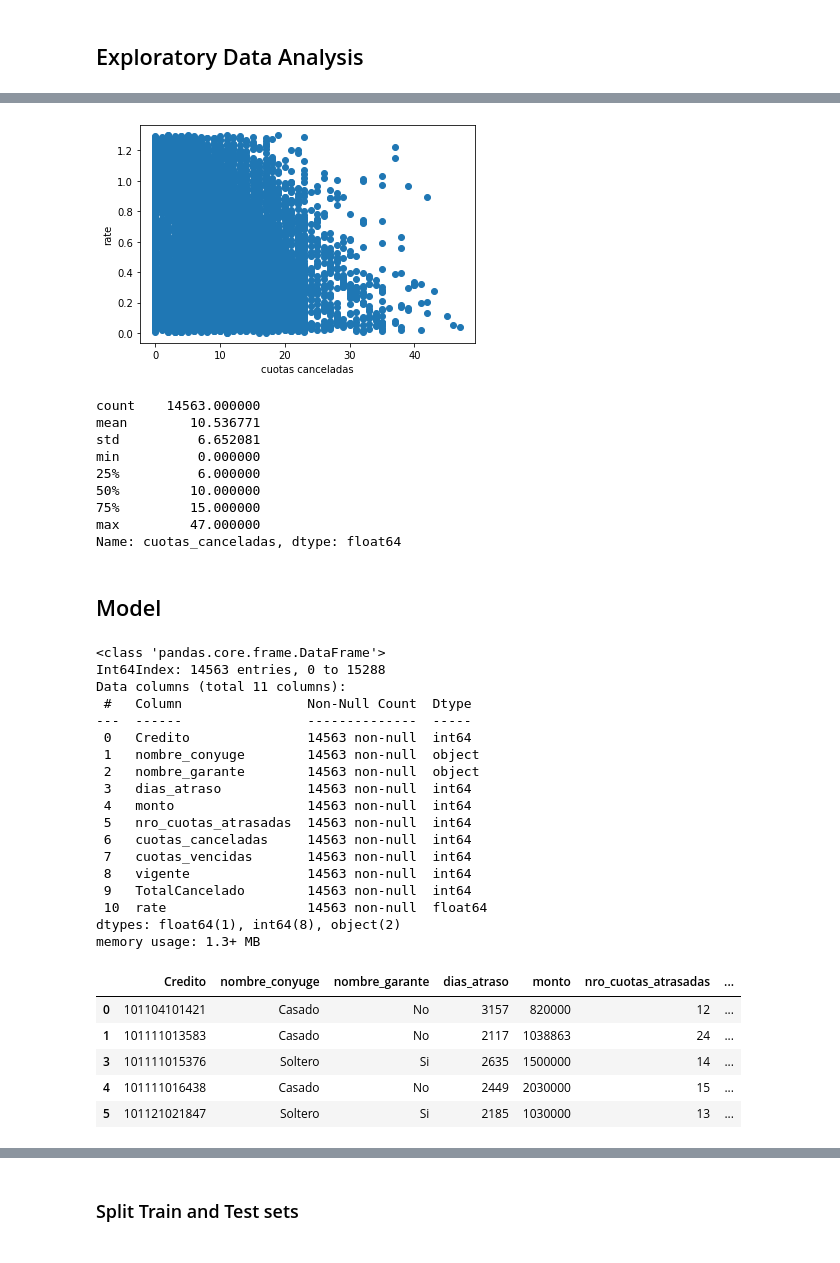
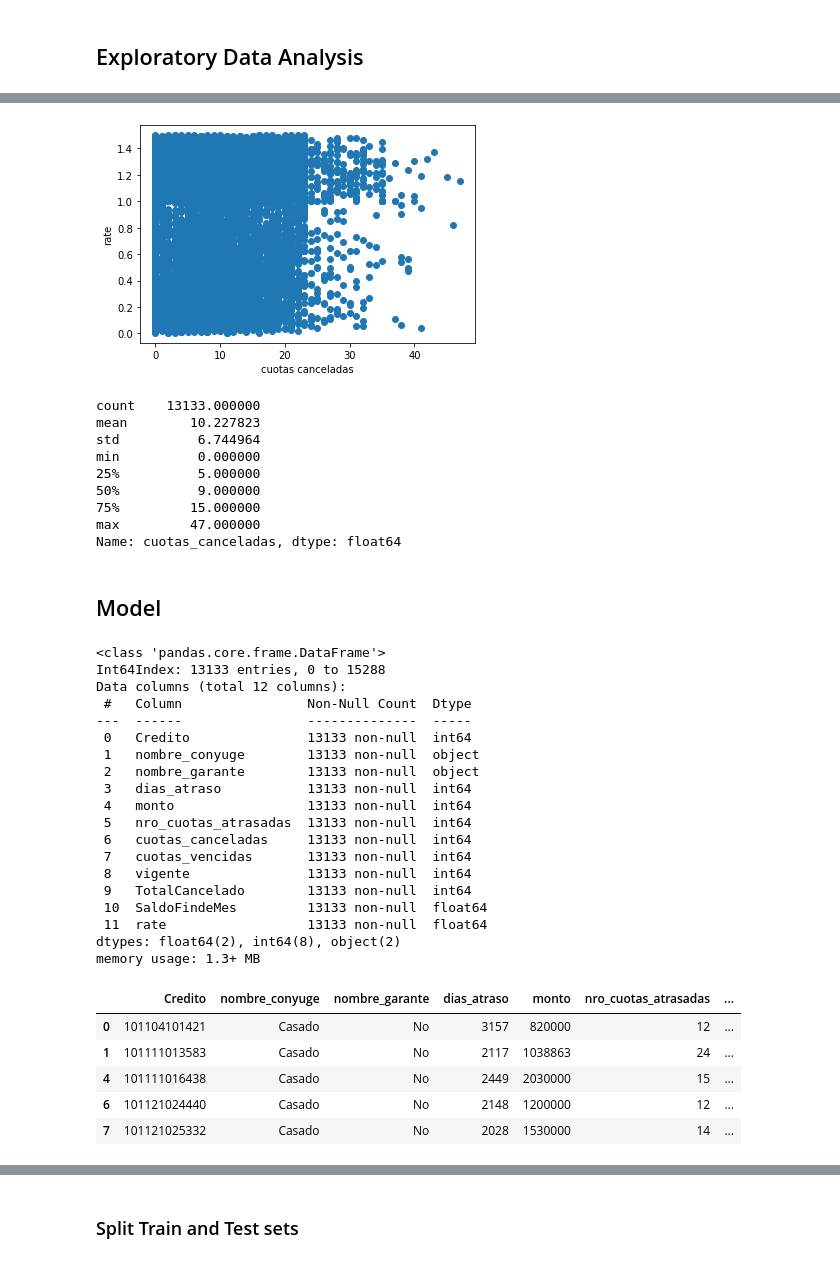
Before and after one commit to pariosur/avance_bpo, a Jupyter notebook: avance_notebook.ipynb, the cells around one changed output, grey strips where cells are left out. Saved outputs shown, nothing was run; the diff lists cells and outputs as text; code cells hidden in the pictures.

```diff
--- a/avance_notebook.ipynb
+++ b/avance_notebook.ipynb
@@ -345,4 +367,4 @@ Name: nombre_conyuge, dtype: object
 
 Determinar si usuarios tienen garante
 # %%
-df_features2['nombre_garante'].replace(to_replace=r"[\w'-]+", value='Si', regex = True, inplace=True)
+df_features3['nombre_garante'].replace(to_replace=r"[\w'-]+", value='Si', regex = True, inplace=True)
@@ -354,3 +371,3 @@ See the caveats in the documentation: https://pandas.pydata.org/pandas-docs/stab
 # %%
-df_features2['nombre_garante'].fillna('No', inplace=True)
-df_features2.loc[df_features2['nombre_garante'].str.contains('Si'), 'nombre_garante'] = 'Si'
+df_features3['nombre_garante'].fillna('No', inplace=True)
+df_features3.loc[df_features3['nombre_garante'].str.contains('Si'), 'nombre_garante'] = 'Si'
@@ -417 +421,3 @@ See the caveats in the documentation: https://pandas.pydata.org/pandas-docs/stab
+# %%
+df_features3['rate'] = df_features3['TotalCancelado'] / df_features3['SaldoFindeMes']
 # %%
@@ -468,0 +453,3 @@ memory usage: 1.3+ MB
+# %%
+df_out3 = df_features3[df_features3['rate'] < 1.5]
+df_out3.info()
@@ -492,7 +500,7 @@ df_atraso_rate.head()
 import matplotlib.pyplot as plt
 
 # Plot dias atraso vs rate
-plt.scatter(df_out2['cuotas_canceladas'], df_out2['rate'])
+plt.scatter(df_out3['cuotas_canceladas'], df_out3['rate'])
 
 # Labels
 plt.xlabel("cuotas canceladas")
@@ -500,49 +508,50 @@ plt.ylabel("rate")
 
 plt.show()
 # %% [output]
-[figure, old version]
+[figure, new version]
 # %%
- df_out2['cuotas_canceladas'].describe()
+ df_out3['cuotas_canceladas'].describe()
 # %% [output]
-count    14563.000000
-mean        10.536771
-std          6.652081
+count    13133.000000
+mean        10.227823
+std          6.744964
 min          0.000000
-25%          6.000000
-50%         10.000000
+25%          5.000000
+50%          9.000000
 75%         15.000000
 max         47.000000
 Name: cuotas_canceladas, dtype: float64
 # %% [markdown]
 ## Model
 # %%
-df_out2.info()
+df_out3.info()
 # %% [output]
 <class 'pandas.core.frame.DataFrame'>
-Int64Index: 14563 entries, 0 to 15288
-Data columns (total 11 columns):
+Int64Index: 13133 entries, 0 to 15288
+Data columns (total 12 columns):
  #   Column                Non-Null Count  Dtype
 ---  ------                --------------  -----
- 0   Credito               14563 non-null  int64
- 1   nombre_conyuge        14563 non-null  object
- 2   nombre_garante        14563 non-null  object
- 3   dias_atraso           14563 non-null  int64
- 4   monto                 14563 non-null  int64
- 5   nro_cuotas_atrasadas  14563 non-null  int64
- 6   cuotas_canceladas     14563 non-null  int64
- 7   cuotas_vencidas       14563 non-null  int64
- 8   vigente               14563 non-null  int64
- 9   TotalCancelado        14563 non-null  int64
- 10  rate                  14563 non-null  float64
-dtypes: float64(1), int64(8), object(2)
+ 0   Credito               13133 non-null  int64
+ 1   nombre_conyuge        13133 non-null  object
+ 2   nombre_garante        13133 non-null  object
+ 3   dias_atraso           13133 non-null  int64
+ 4   monto                 13133 non-null  int64
+ 5   nro_cuotas_atrasadas  13133 non-null  int64
+ 6   cuotas_canceladas     13133 non-null  int64
+ 7   cuotas_vencidas       13133 non-null  int64
+ 8   vigente               13133 non-null  int64
+ 9   TotalCancelado        13133 non-null  int64
+ 10  SaldoFindeMes         13133 non-null  float64
+ 11  rate                  13133 non-null  float64
+dtypes: float64(2), int64(8), object(2)
 memory usage: 1.3+ MB
 # %%
-df_out2.head()
+df_out3.head()
 # %% [output]
 |  | Credito | nombre_conyuge | nombre_garante | dias_atraso | monto | nro_cuotas_atrasadas | ... |
 | 0 | 101104101421 | Casado | No | 3157 | 820000 | 12 | ... |
 | 1 | 101111013583 | Casado | No | 2117 | 1038863 | 24 | ... |
-| 3 | 101111015376 | Soltero | Si | 2635 | 1500000 | 14 | ... |
 | 4 | 101111016438 | Casado | No | 2449 | 2030000 | 15 | ... |
-| 5 | 101121021847 | Soltero | Si | 2185 | 1030000 | 13 | ... |
+| 6 | 101121024440 | Casado | No | 2148 | 1200000 | 12 | ... |
+| 7 | 101121025332 | Casado | No | 2028 | 1530000 | 14 | ... |
 # %%
```
Also changed, not shown: parts of 49 cells of this notebook.
